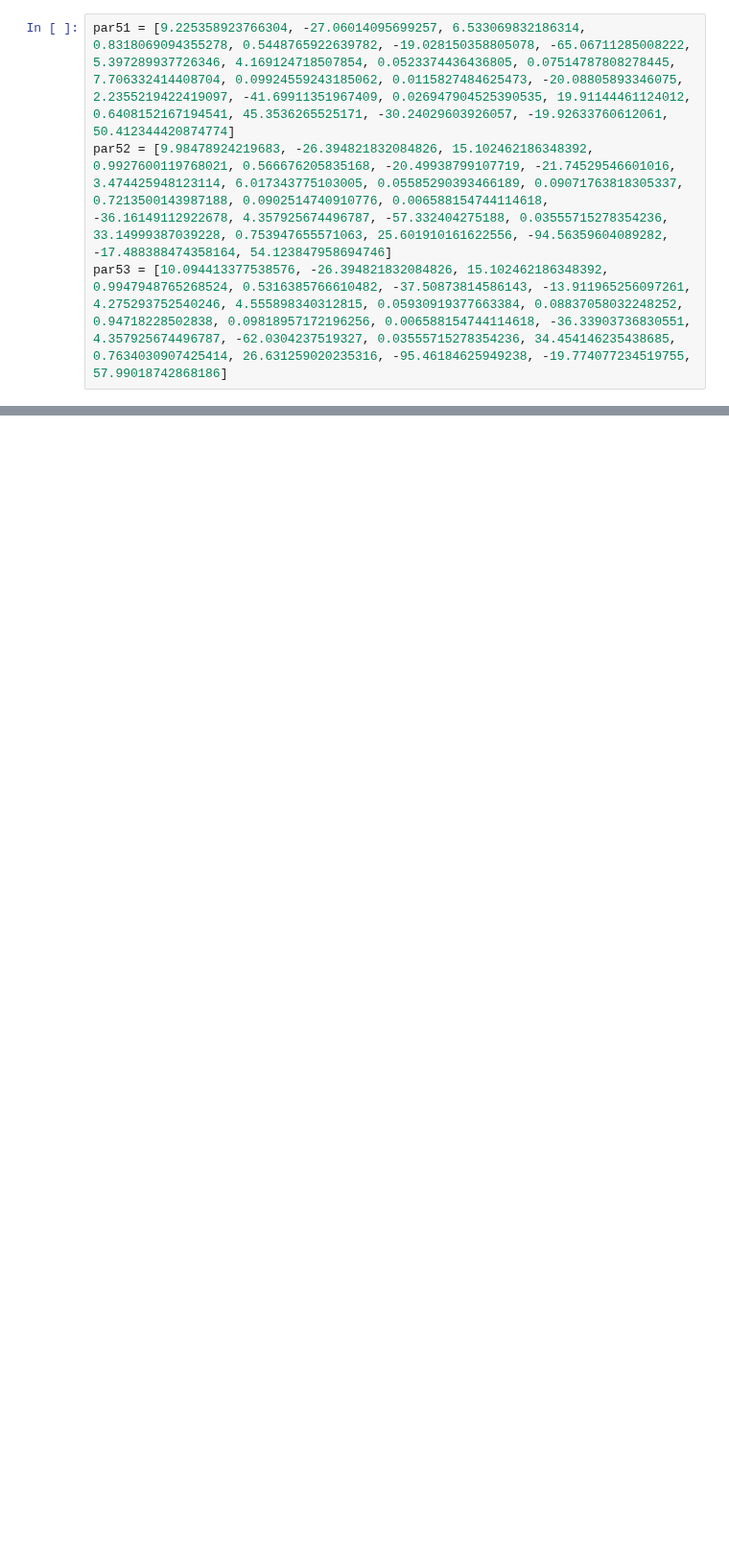
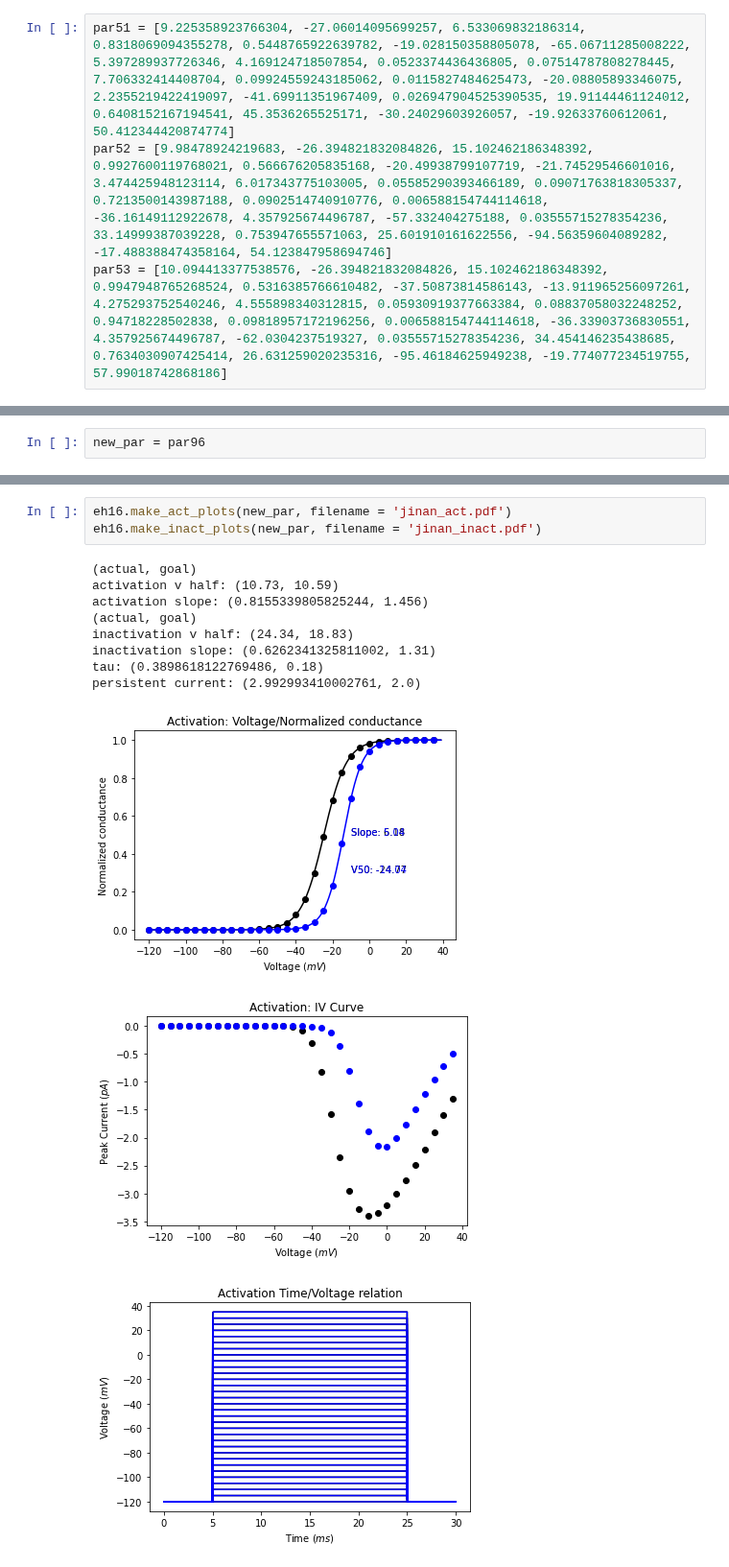
Before and after one commit to roybens/SimulatingVariants, a Jupyter notebook: fitting_na_16_plotter.ipynb, the cells around one changed output, grey strips where cells are left out. Shown at 96% size. Drawn from its saved outputs; the diff is of its cells as text; blank space fills up the shorter version.

```diff
--- a/fitting_na_16_plotter.ipynb
+++ b/fitting_na_16_plotter.ipynb
@@ -681,0 +85,2 @@ best_indvs
+# %%
+new_par = par96
@@ -681,0 +107,15 @@ best_indvs
+# %%
+eh16.make_act_plots(new_par, filename = 'jinan_act.pdf')
+eh16.make_inact_plots(new_par, filename = 'jinan_inact.pdf')
+# %% [output]
+(actual, goal)
+activation v half: (10.73, 10.59)
+activation slope: (0.8155339805825244, 1.456)
+(actual, goal)
+inactivation v half: (24.34, 18.83)
+inactivation slope: (0.6262341325811002, 1.31)
+tau: (0.3898618122769486, 0.18)
+persistent current: (2.992993410002761, 2.0)
+[figure, added]
+[figure, added]
+[figure, added]
```
Also changed, not shown: parts of 64 cells of this notebook, 22 other files.
